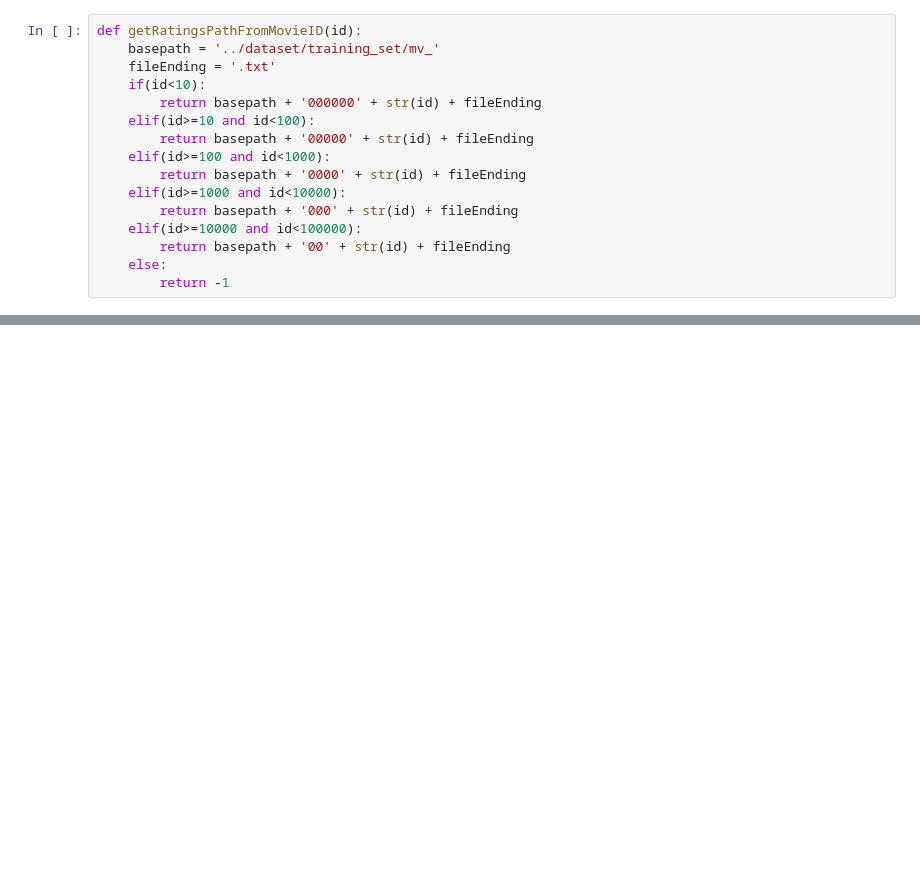
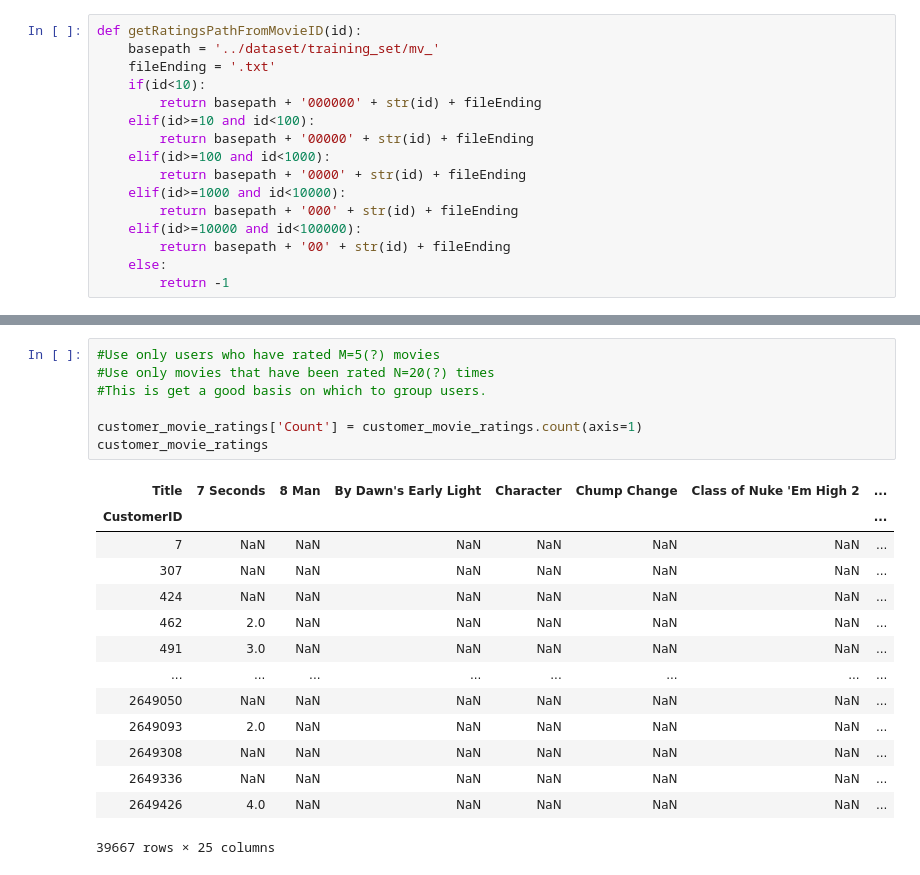
Before and after one commit to torsteml/MALIS_Project_Code, a Jupyter notebook: ProjectNotebook.ipynb, the cells around one changed output, grey strips where cells are left out. Cells and saved outputs as stored; diff of their text form; blank space fills up the shorter version.

```diff
--- a/ProjectNotebook.ipynb
+++ b/ProjectNotebook.ipynb
@@ -47,0 +156,22 @@ for i in range(1,len(movies_dataframe.index)+1):
+# %%
+#Use only users who have rated M=5(?) movies
+#Use only movies that have been rated N=20(?) times
+#This is get a good basis on which to group users.
+
+customer_movie_ratings['Count'] = customer_movie_ratings.count(axis=1)
+customer_movie_ratings
+# %% [output]
+| Title | 7 Seconds | 8 Man | By Dawn's Early Light | Character | Chump Change | Class of Nuke 'Em High 2 | ... |
+| CustomerID |  |  |  |  |  |  | ... |
+| 7 | NaN | NaN | NaN | NaN | NaN | NaN | ... |
+| 307 | NaN | NaN | NaN | NaN | NaN | NaN | ... |
+| 424 | NaN | NaN | NaN | NaN | NaN | NaN | ... |
+| 462 | 2.0 | NaN | NaN | NaN | NaN | NaN | ... |
+| 491 | 3.0 | NaN | NaN | NaN | NaN | NaN | ... |
+| ... | ... | ... | ... | ... | ... | ... | ... |
+| 2649050 | NaN | NaN | NaN | NaN | NaN | NaN | ... |
+| 2649093 | 2.0 | NaN | NaN | NaN | NaN | NaN | ... |
+| 2649308 | NaN | NaN | NaN | NaN | NaN | NaN | ... |
+| 2649336 | NaN | NaN | NaN | NaN | NaN | NaN | ... |
+| 2649426 | 4.0 | NaN | NaN | NaN | NaN | NaN | ... |
+39667 rows × 25 columns
```
Also changed, not shown: parts of 13 cells of this notebook.
